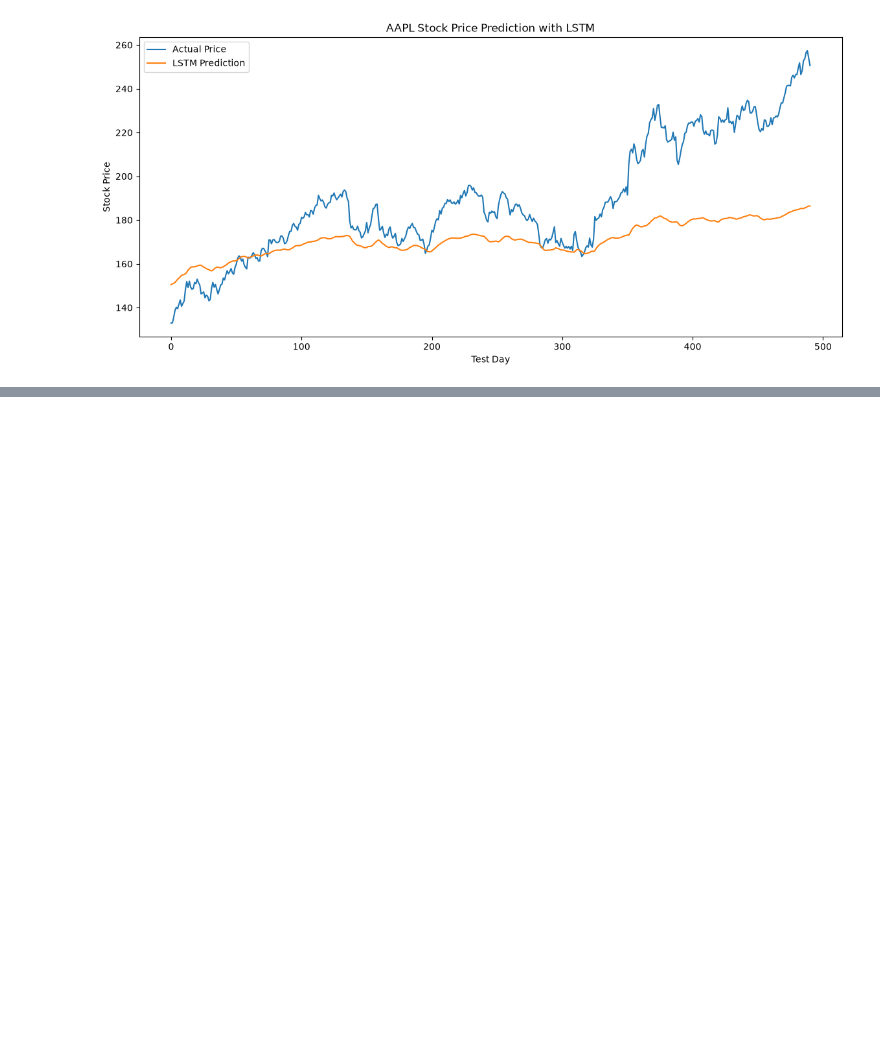
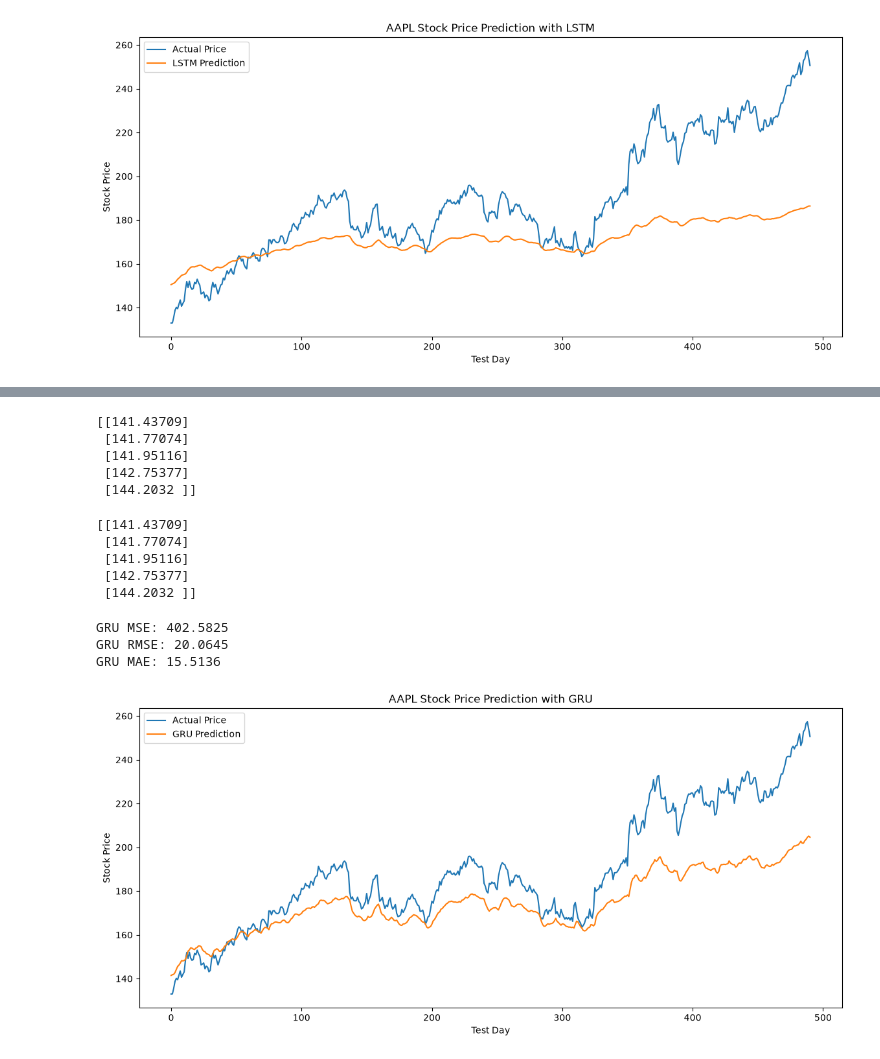
Before and after one commit to metegurkaynak/stock-price-prediction-pytorch, a Jupyter notebook: notebooks/stock_price_prediction.ipynb, the cells around one changed output, grey strips where cells are left out. Drawn from its saved outputs; the diff is of its cells as text; code cells hidden in the pictures; blank space fills up the shorter version.

```diff
--- a/notebooks/stock_price_prediction.ipynb
+++ b/notebooks/stock_price_prediction.ipynb
@@ -354,0 +387,4 @@ plt.show()
+# %%
+gru_model = GRUModel().to(device)
+
+print(gru_model)
@@ -354,0 +451,71 @@ plt.show()
+# %%
+gru_model.eval()
+
+with torch.no_grad():
+    gru_predictions_scaled = gru_model(
+        X_test_tensor
+    ).cpu().numpy()
+# %%
+gru_predictions = scaler.inverse_transform(
+    gru_predictions_scaled
+)
+
+print(gru_predictions[:5])
+# %% [output]
+[[141.43709]
+ [141.77074]
+ [141.95116]
+ [142.75377]
+ [144.2032 ]]
+# %%
+gru_predictions = scaler.inverse_transform(
+    gru_predictions_scaled
+)
+
+print(gru_predictions[:5])
+# %% [output]
+[[141.43709]
+ [141.77074]
+ [141.95116]
+ [142.75377]
+ [144.2032 ]]
+# %%
+gru_mse = mean_squared_error(
+    actual_prices,
+    gru_predictions
+)
+
+gru_rmse = np.sqrt(gru_mse)
+
+gru_mae = mean_absolute_error(
+    actual_prices,
+    gru_predictions
+)
+
+print(f"GRU MSE: {gru_mse:.4f}")
+print(f"GRU RMSE: {gru_rmse:.4f}")
+print(f"GRU MAE: {gru_mae:.4f}")
+# %% [output]
+GRU MSE: 402.5825
+GRU RMSE: 20.0645
+GRU MAE: 15.5136
+# %%
+plt.figure(figsize=(14, 6))
+
+plt.plot(
+    actual_prices,
+    label="Actual Price"
+)
+
+plt.plot(
+    gru_predictions,
+    label="GRU Prediction"
+)
+
+plt.title("AAPL Stock Price Prediction with GRU")
+plt.xlabel("Test Day")
+plt.ylabel("Stock Price")
+plt.legend()
+plt.show()
+# %% [output]
+[figure, added]
```
Also changed, not shown: parts of 9 cells of this notebook.
